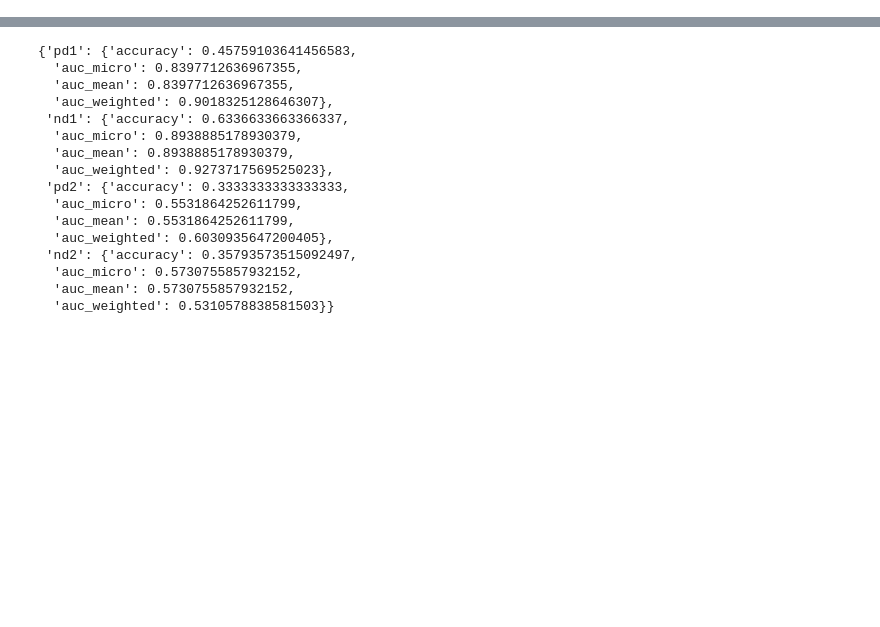
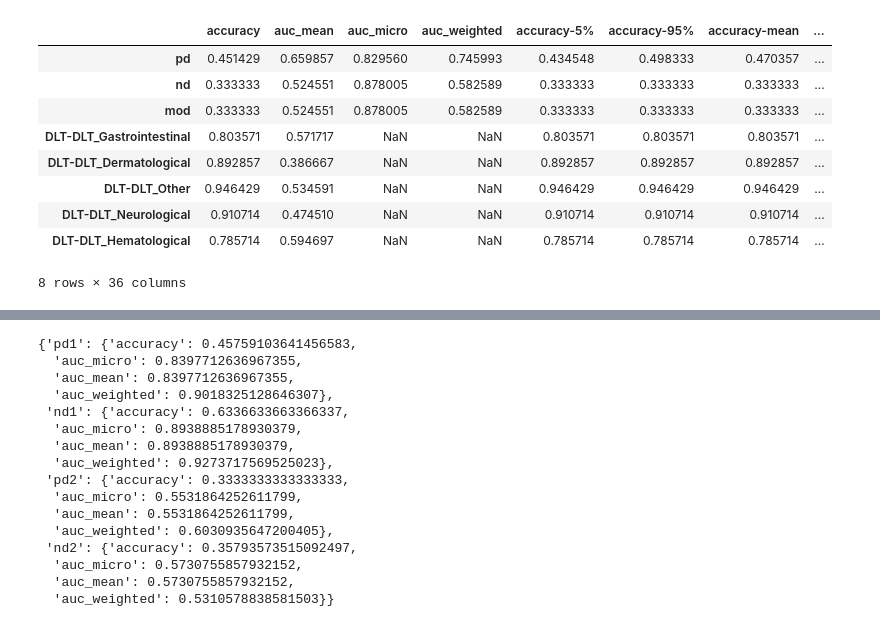
Before and after one commit to uic-evl/DigitalTwinVis, a Jupyter notebook: python/Evaluation.ipynb, the cells around one changed output, grey strips where cells are left out. Drawn from its saved outputs; the diff is of its cells as text; code cells hidden in the pictures; blank space fills up the shorter version.

Commit message:
editing models and more evaluation etc

```diff
--- a/python/Evaluation.ipynb
+++ b/python/Evaluation.ipynb
@@ -269,7 +306,18 @@ evaluate_ensemble(transition_model1,1,dataset)
 # %%
 def aggregate_ensemble_results(ores,mres,eres,concat=False):
     res = [format_main_result(ores), aggregate_evaluations(mres),aggregate_evaluations(eres)]
     if concat:
         return pd.concat(res,axis=1)
     return res
-# aggregate_ensemble_results(*results1,concat=True)
+aggregate_ensemble_results(*evaluate_ensemble(transition_model1,1,dataset),concat=True)
+# %% [output]
+|  | accuracy | auc_mean | auc_micro | auc_weighted | accuracy-5% | accuracy-95% | accuracy-mean | ... |
+| pd | 0.451429 | 0.659857 | 0.829560 | 0.745993 | 0.434548 | 0.498333 | 0.470357 | ... |
+| nd | 0.333333 | 0.524551 | 0.878005 | 0.582589 | 0.333333 | 0.333333 | 0.333333 | ... |
+| mod | 0.333333 | 0.524551 | 0.878005 | 0.582589 | 0.333333 | 0.333333 | 0.333333 | ... |
+| DLT-DLT_Gastrointestinal | 0.803571 | 0.571717 | NaN | NaN | 0.803571 | 0.803571 | 0.803571 | ... |
+| DLT-DLT_Dermatological | 0.892857 | 0.386667 | NaN | NaN | 0.892857 | 0.892857 | 0.892857 | ... |
+| DLT-DLT_Other | 0.946429 | 0.534591 | NaN | NaN | 0.946429 | 0.946429 | 0.946429 | ... |
+| DLT-DLT_Neurological | 0.910714 | 0.474510 | NaN | NaN | 0.910714 | 0.910714 | 0.910714 | ... |
+| DLT-DLT_Hematological | 0.785714 | 0.594697 | NaN | NaN | 0.785714 | 0.785714 | 0.785714 | ... |
+8 rows × 36 columns
```
Also changed, not shown: parts of 13 cells of this notebook, 8 other files.
